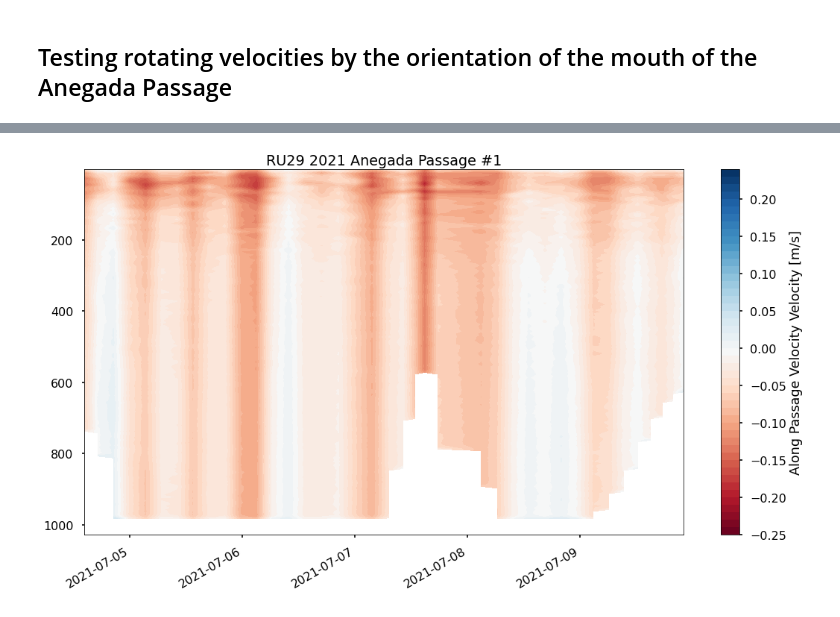
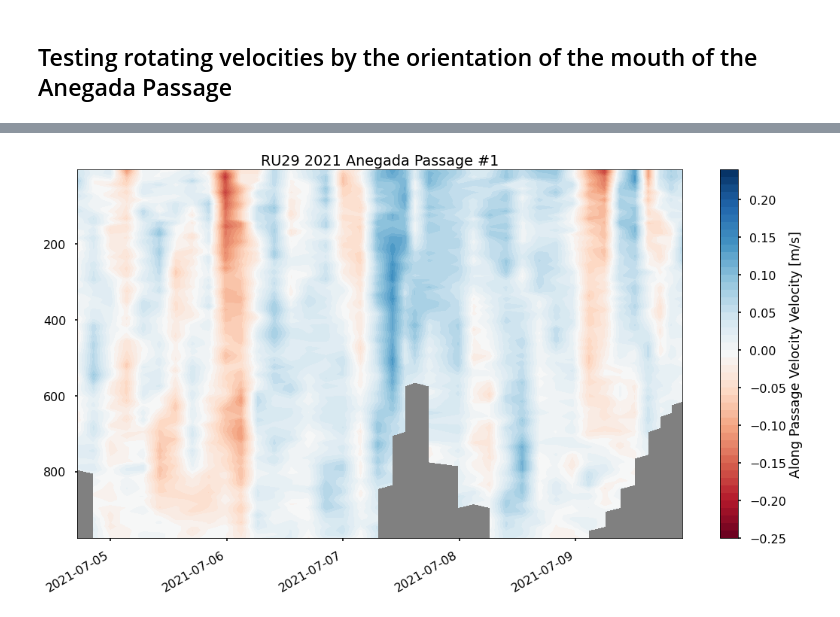
Before and after one commit to JGradone/Slocum-AD2CP, a Jupyter notebook: notebooks/04_Slocum_AD2CP_Analysis_RU29_2021_Mission_1.ipynb, the cells around one changed output, grey strips where cells are left out. Drawn from its saved outputs; the diff is of its cells as text; code cells hidden in the pictures.

```diff
--- a/notebooks/04_Slocum_AD2CP_Analysis_RU29_2021_Mission_1.ipynb
+++ b/notebooks/04_Slocum_AD2CP_Analysis_RU29_2021_Mission_1.ipynb
@@ -67,7 +67,7 @@ gdf
 # %% [markdown]
 ## Step 2: Load processed AD2CP data
 # %%
-dz=5
+dz=10
 
 path = "/home/jg1200/Data/GliderData/RU29/RU29_2021_Mission_1_AD2CP_NC/Processed_{}_meter_vertical_resolution/".format(dz)
 #path = "/Users/joegradone/SynologyDrive/Drive/Rutgers/Research/data/Glider/RU_29/2021_Mission_1_Processed_Velocity_Profiles/"
@@ -332,3 +334,7 @@ Attributes:
+# %%
+#subset_ds = ds.sel(time=slice("2021-07-04 12:00:00","2021-07-09 23:59:00"))
+
+subset_ds = ds.sel(time=slice("2021-07-04 15:00:00","2021-07-09 23:59:00"))
 # %% [markdown]
 ## Make a map
 # %%
@@ -373,5 +373,3 @@ gl.ylabel_style = {'size': 12}
-# %%
-subset_ds = ds.sel(time=slice("2021-07-04 12:00:00","2021-07-09 23:59:00"))
 # %%
 plt.figure(figsize=(18,10))
 plt.contourf(subset_ds.time,subset_ds.depth,subset_ds.v_grid,cmap='RdBu',levels=np.arange(-0.3,0.3,0.01))
@@ -440,5 +458,8 @@ transport_v
 # %% [markdown]
 ## Testing rotating velocities by the orientation of the mouth of the Anegada Passage
 # %%
-along_vel = subset_ds.u_grid*np.cos(np.deg2rad(18))+subset_ds.v_grid*np.sin(np.deg2rad(18))
-cross_vel = subset_ds.u_grid*np.sin(np.deg2rad(18))+subset_ds.v_grid*np.cos(np.deg2rad(18))
+# along_vel = subset_ds.u_grid*np.cos(np.deg2rad(18))+subset_ds.v_grid*np.sin(np.deg2rad(18))
+# cross_vel = subset_ds.u_grid*np.sin(np.deg2rad(18))+subset_ds.v_grid*np.cos(np.deg2rad(18))
+
+along_vel = subset_ds.u_grid*np.cos(np.deg2rad(90))+subset_ds.v_grid*np.sin(np.deg2rad(90))
+cross_vel = subset_ds.u_grid*np.sin(np.deg2rad(90))+subset_ds.v_grid*np.cos(np.deg2rad(90))
@@ -456,10 +502,13 @@ NameError: name 'transport_cross' is not defined
 # %%
 plt.figure(figsize=(18,10))
-#plt.pcolormesh(subset_ds.time,subset_ds.depth,along_vel,cmap='RdBu',vmin=-0.3,vmax=0.3)
 plt.contourf(subset_ds.time,subset_ds.depth,along_vel,cmap='RdBu',levels=np.arange(-0.25,0.25,0.01))
+#plt.pcolormesh(subset_ds.time,subset_ds.depth,along_vel,cmap=current_cmap,vmin=-0.25,vmax=0.25)
+
+plt.gca().set_facecolor("grey")
+
 plt.gca().invert_yaxis()
 plt.colorbar(label='Along Passage Velocity Velocity [m/s]')
 plt.title('RU29 2021 Anegada Passage #1')
 plt.gcf().autofmt_xdate()
 # %% [output]
-[figure, old version]
+[figure, new version]
```
Also changed, not shown: parts of 54 cells of this notebook, 3 other files.
